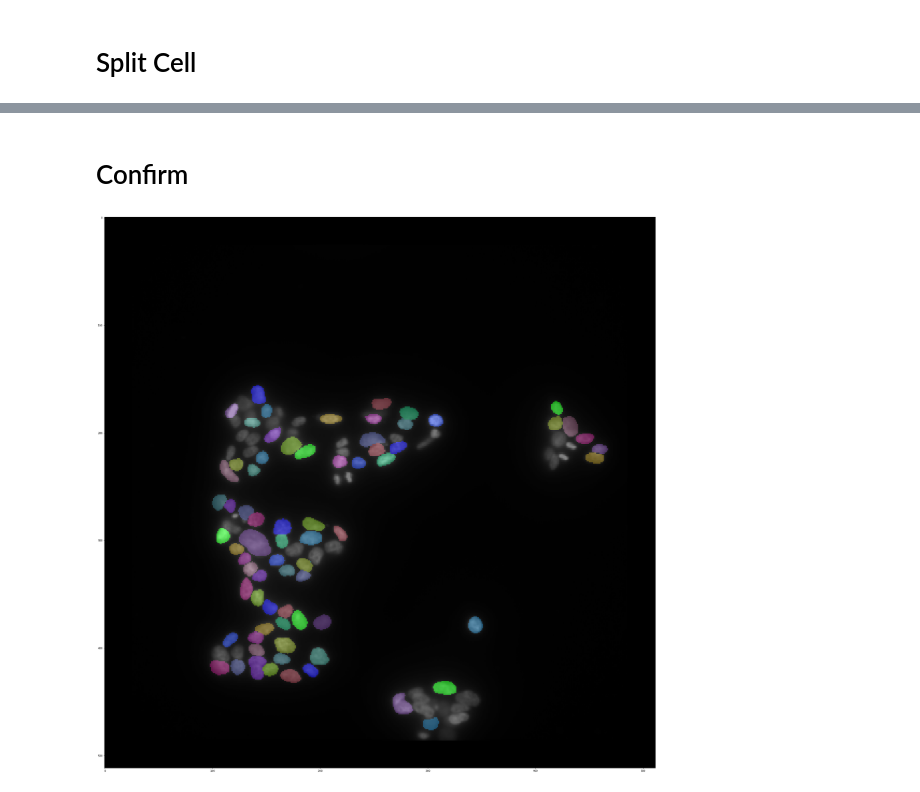
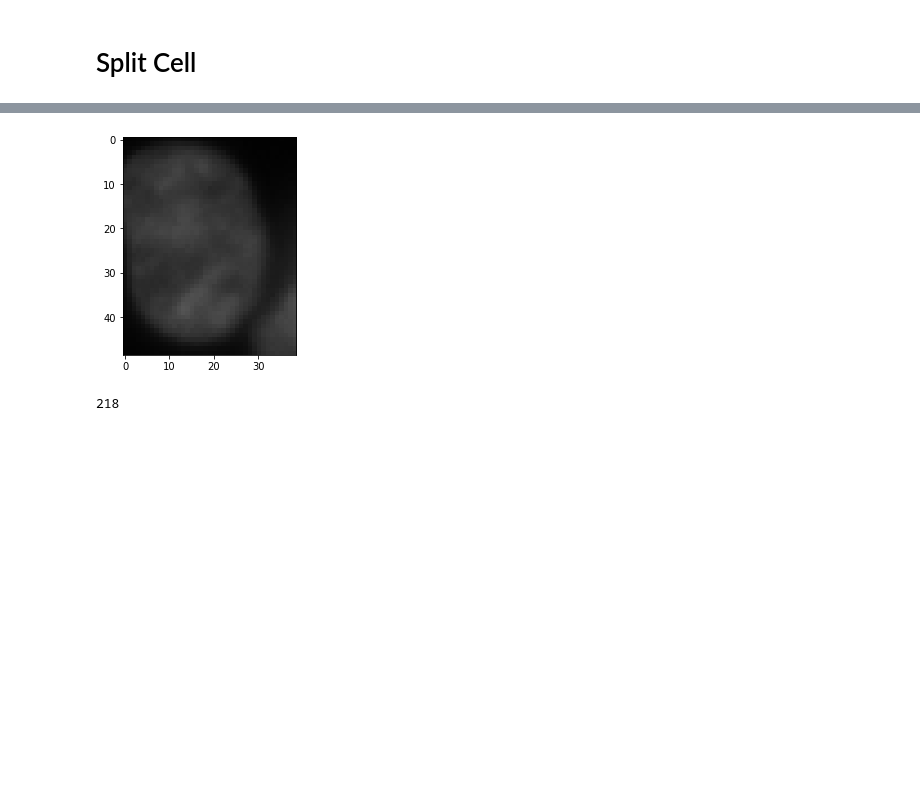
Before and after one commit to DDDog-WANG/NDAcquisition, a Jupyter notebook: Segmentation/MaskRCNN_testonly.ipynb, the cells around one changed output, grey strips where cells are left out. Drawn from its saved outputs; the diff is of its cells as text; code cells hidden in the pictures; blank space fills up the shorter version.

```diff
--- a/Segmentation/MaskRCNN_testonly.ipynb
+++ b/Segmentation/MaskRCNN_testonly.ipynb
@@ -139,16 +119,18 @@ path = "../../Datasets/NDAcquisition/"
 classes = ["NDAcquisition-01/","NDAcquisition-01x40/","NDAcquisition-02Nami_x20/","NDAcquisition-02Nami_x40/"]
 names = ["NDAcquisition-01_XY001.ome.tif","NDAcquisition-01x40_XY0001.ome.tif","NDAcquisition-02Nami_x20_XY001.ome.tif","NDAcquisition-02Nami_x40_XY001.ome.tif"]
 
-for i in range(4):
-    img = cv2.imread(path+classes[i]+names[i])
-    print(path+classes[i]+names[i])
-    img_gamma = gamma_img(1, img)
-    savename = TEST_PATH+names[i]
-    cv2.imwrite(savename, img_gamma)
-    print("Successful Saved, ",savename)
+i=0
+imagepath = path+classes[i]+names[i]
+img = cv2.imread(imagepath)
+print(imagepath)
 
-    plt.imshow(img_gamma)
-    plt.show()
+img_gamma = gamma_img(1, img)
+savename = TEST_PATH+names[i]
+cv2.imwrite(savename, img_gamma)
+print("Successful Saved, ",savename)
+
+plt.imshow(img_gamma)
+plt.show()
 # %% [output]
 ../../Datasets/NDAcquisition/NDAcquisition-01/NDAcquisition-01_XY001.ome.tif
 Successful Saved,  ./root/datasets/jupyter/test/NDAcquisition-01_XY001.ome.tif
@@ -989 +853,5 @@ mkdir: ../../Datasets/NDAcquisition/CellNDA_01x40/
+# %%
+# read image and padding
+img = cv2.imread(imagepath)
+img=cv2.copyMakeBorder(img,128,128,128,128,cv2.BORDER_CONSTANT,value=(0,0,0))
 # %%
@@ -1069,9 +886,12 @@ KeyboardInterrupt:
-# %% [markdown]
-# Confirm
-# %%
-plt.figure(figsize=(40,40))
-img = cv2.imread(sdir+"/NDAcquisition-01x40_XY0100.ome_ovr.png")
-plt.imshow(cv2.cvtColor(img, cv2.COLOR_BGR2RGB))
-plt.show()
-# %% [output]
-[figure, removed]
+# %%
+#pick cell form whole image
+for i in range(3,4):
+    pic = img[box_all[i][0]:box_all[i][2], box_all[i][1]:box_all[i][3]]
+    plt.imshow(pic)
+    plt.show()
+# %% [output]
+[figure, added]
+# %%
+boxes[i][0]
+# %% [output]
+218
```
Also changed, not shown: parts of 22 cells of this notebook.
